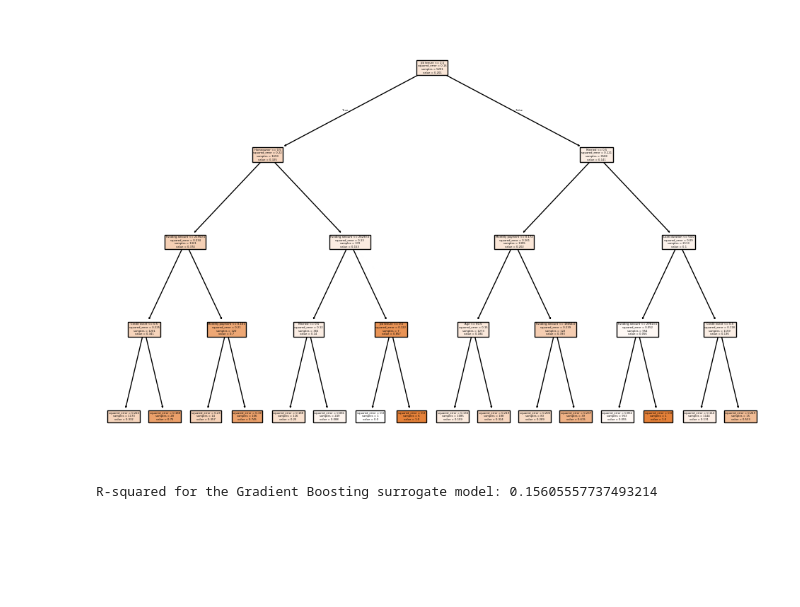
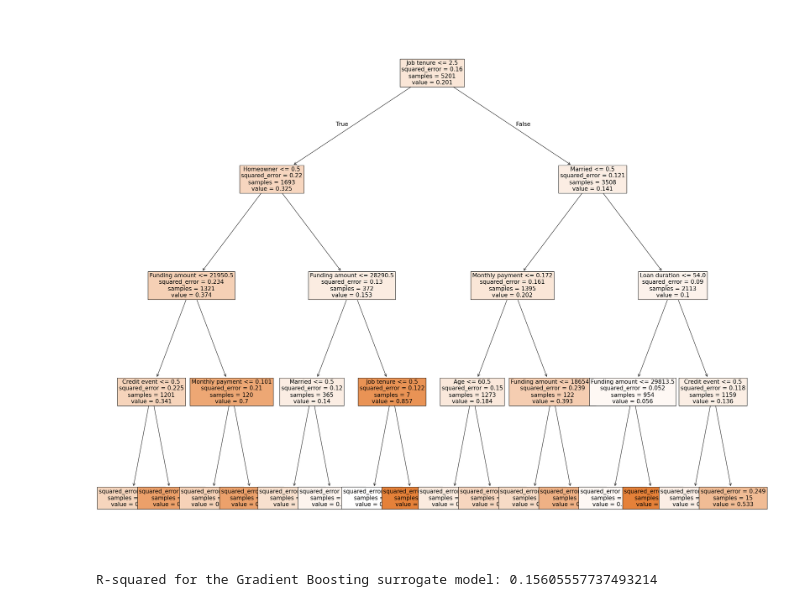
Before and after one commit to Ameya1337/Algorithmic-Fairness-and-Interpretability, a Jupyter notebook: first_try.ipynb, the cells around one changed output. Saved outputs shown, nothing was run; the diff lists cells and outputs as text; code cells hidden in the pictures; blank space fills up the shorter version.

Commit message:
First surrogate model

```diff
--- a/first_try.ipynb
+++ b/first_try.ipynb
@@ -47,12 +47,18 @@ R-squared for the surrogate model: 0.07003844314489782
 3         0.110084             0        1          1
 4         0.123404             0        1          0
 # %%
-# Plot the decision tree
-plt.figure(figsize=(12,8))
-plot_tree(surrogate_model, feature_names=X.columns, filled=True)
+# Plot the decision tree with larger font and bigger nodes
+plt.figure(figsize=(30, 25))  # Control the figure size
+plot_tree(
+    surrogate_model,
+    feature_names=X.columns,
+    filled=True,
+    fontsize=15,  # Increase the font size in the boxes
+    proportion=False  # Ensure nodes are not scaled based on proportion
+)
 plt.show()
 # %% [output]
-[figure, old version]
+[figure, new version]
 # %%
 # Train a Random Forest surrogate model
 surrogate_model = RandomForestRegressor(n_estimators=100, max_depth=10, random_state=42)
```
Also changed, not shown: parts of 1 cell of this notebook.
